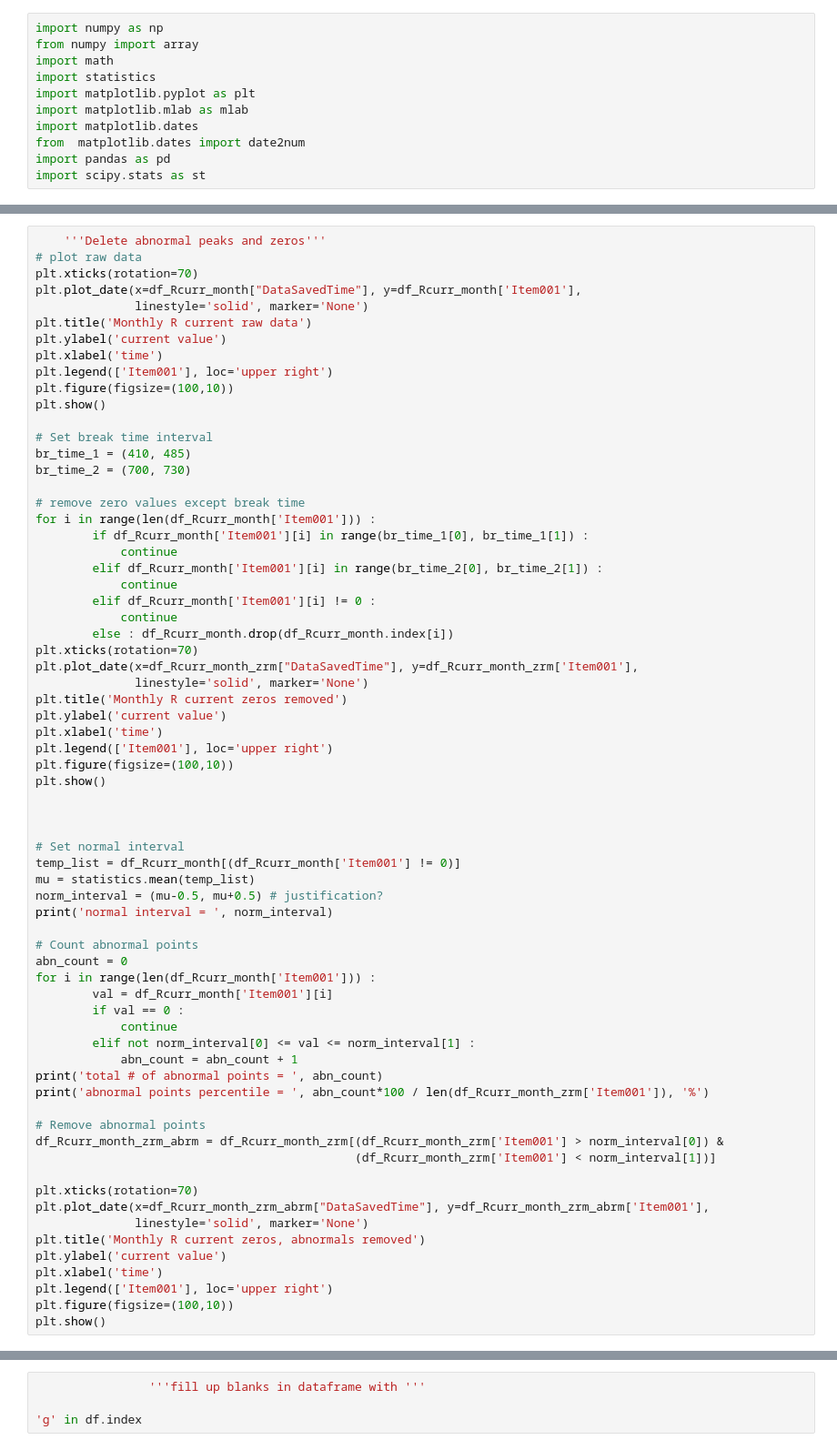
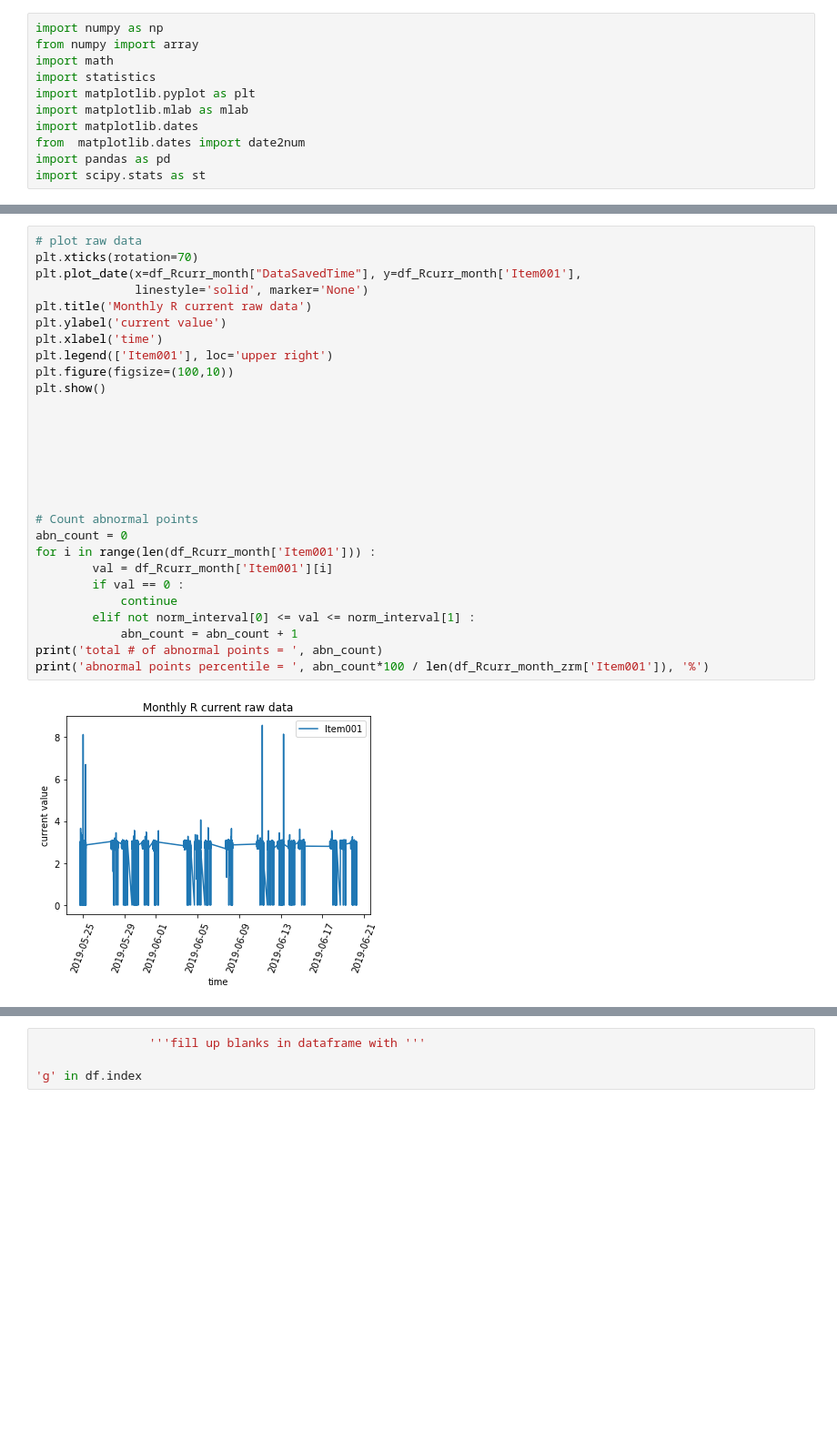
Before and after one commit to swlee052/deep-learning-time-series-anomaly-detection, a Jupyter notebook: data_visual_process.ipynb, the cells around one changed output, grey strips where cells are left out. Shown at 91% size. Drawn from its saved outputs; the diff is of its cells as text; blank space fills up the shorter version.

```diff
--- a/data_visual_process.ipynb
+++ b/data_visual_process.ipynb
@@ -88,68 +179,30 @@ plt.show()
 # %%
-    '''Delete abnormal peaks and zeros'''
 # plot raw data
 plt.xticks(rotation=70)
 plt.plot_date(x=df_Rcurr_month["DataSavedTime"], y=df_Rcurr_month['Item001'],
               linestyle='solid', marker='None')
 plt.title('Monthly R current raw data')
 plt.ylabel('current value')
 plt.xlabel('time')
 plt.legend(['Item001'], loc='upper right')
 plt.figure(figsize=(100,10))
 plt.show()
 
-# Set break time interval
-br_time_1 = (410, 485)
-br_time_2 = (700, 730)
-
-# remove zero values except break time
-for i in range(len(df_Rcurr_month['Item001'])) :
-        if df_Rcurr_month['Item001'][i] in range(br_time_1[0], br_time_1[1]) :
-            continue
-        elif df_Rcurr_month['Item001'][i] in range(br_time_2[0], br_time_2[1]) :
-            continue
-        elif df_Rcurr_month['Item001'][i] != 0 :
-            continue
-        else : df_Rcurr_month.drop(df_Rcurr_month.index[i])
-plt.xticks(rotation=70)
-plt.plot_date(x=df_Rcurr_month_zrm["DataSavedTime"], y=df_Rcurr_month_zrm['Item001'],
-              linestyle='solid', marker='None')
-plt.title('Monthly R current zeros removed')
-plt.ylabel('current value')
-plt.xlabel('time')
-plt.legend(['Item001'], loc='upper right')
-plt.figure(figsize=(100,10))
-plt.show()
 
 
 
-# Set normal interval
-temp_list = df_Rcurr_month[(df_Rcurr_month['Item001'] != 0)]
-mu = statistics.mean(temp_list)
-norm_interval = (mu-0.5, mu+0.5) # justification?
-print('normal interval = ', norm_interval)
+
+
 
 # Count abnormal points
 abn_count = 0
 for i in range(len(df_Rcurr_month['Item001'])) :
         val = df_Rcurr_month['Item001'][i]
         if val == 0 :
             continue
         elif not norm_interval[0] <= val <= norm_interval[1] :
             abn_count = abn_count + 1
 print('total # of abnormal points = ', abn_count)
 print('abnormal points percentile = ', abn_count*100 / len(df_Rcurr_month_zrm['Item001']), '%')
-
-# Remove abnormal points
-df_Rcurr_month_zrm_abrm = df_Rcurr_month_zrm[(df_Rcurr_month_zrm['Item001'] > norm_interval[0]) &
-                                             (df_Rcurr_month_zrm['Item001'] < norm_interval[1])]
-
-plt.xticks(rotation=70)
-plt.plot_date(x=df_Rcurr_month_zrm_abrm["DataSavedTime"], y=df_Rcurr_month_zrm_abrm['Item001'],
-              linestyle='solid', marker='None')
-plt.title('Monthly R current zeros, abnormals removed')
-plt.ylabel('current value')
-plt.xlabel('time')
-plt.legend(['Item001'], loc='upper right')
-plt.figure(figsize=(100,10))
-plt.show()
+# %% [output]
+[figure, added]
```
Also changed, not shown: parts of 8 cells of this notebook.
